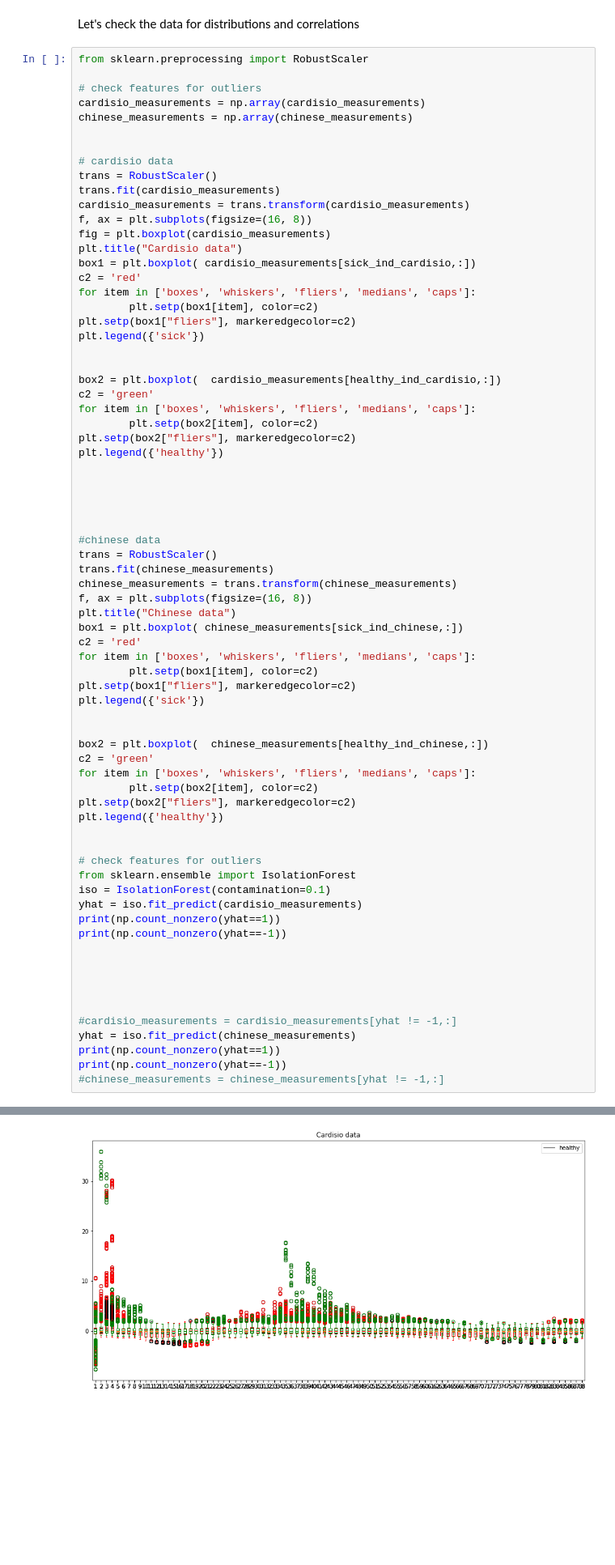
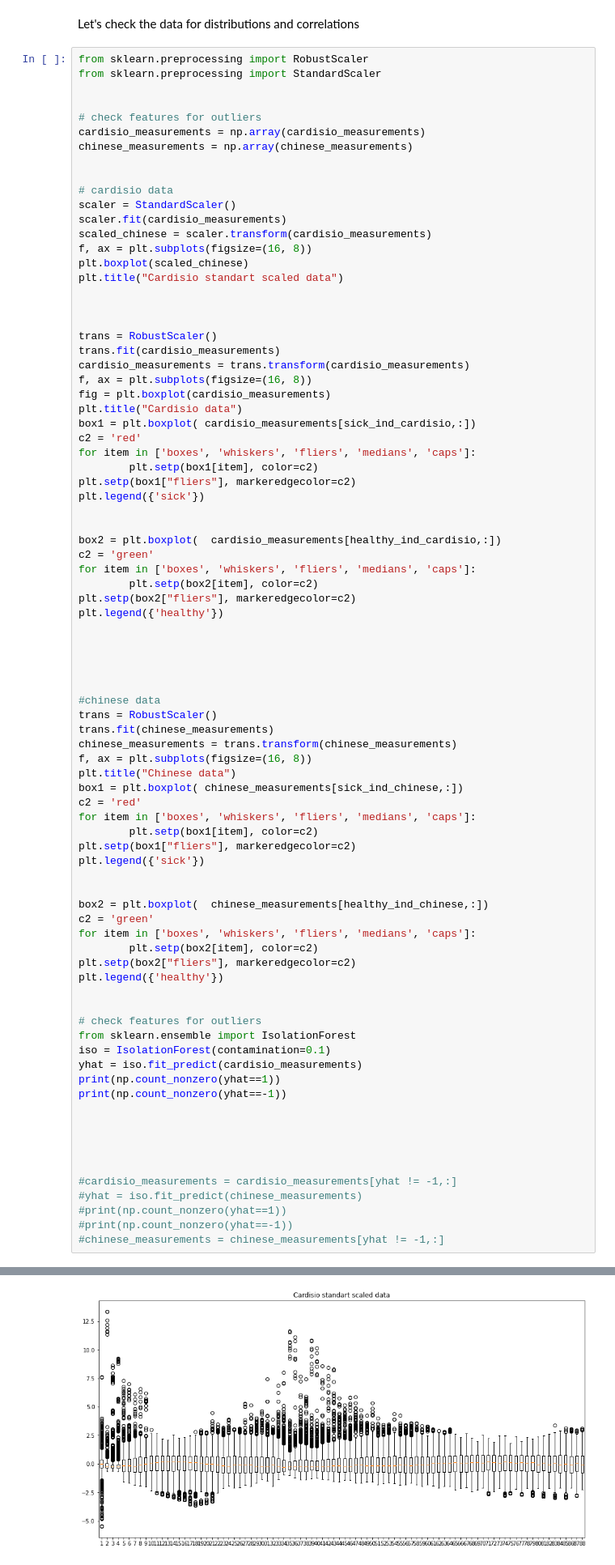
Before and after one commit to FVaisfeld/ml, a Jupyter notebook: data_comparison.ipynb, the cells around one changed output, grey strips where cells are left out. Shown at 81% size. Drawn from its saved outputs; the diff is of its cells as text; blank space fills up the shorter version.

```diff
--- a/data_comparison.ipynb
+++ b/data_comparison.ipynb
@@ -131,6 +131,8 @@ Let's now check the data for NaNs and outliers..
 Let's check the data for distributions and correlations
 # %%
 from sklearn.preprocessing import RobustScaler
+from sklearn.preprocessing import StandardScaler
+
 
 # check features for outliers
 cardisio_measurements = np.array(cardisio_measurements)
@@ -138,6 +140,15 @@ chinese_measurements = np.array(chinese_measurements)
 
 
 # cardisio data
+scaler = StandardScaler()
+scaler.fit(cardisio_measurements)
+scaled_chinese = scaler.transform(cardisio_measurements)
+f, ax = plt.subplots(figsize=(16, 8))
+plt.boxplot(scaled_chinese)
+plt.title("Cardisio standart scaled data")
+
+
+
 trans = RobustScaler()
 trans.fit(cardisio_measurements)
 cardisio_measurements = trans.transform(cardisio_measurements)
@@ -176,34 +187,34 @@ for item in ['boxes', 'whiskers', 'fliers', 'medians', 'caps']:
 plt.setp(box1["fliers"], markeredgecolor=c2)
 plt.legend({'sick'})
 
 
 box2 = plt.boxplot(  chinese_measurements[healthy_ind_chinese,:])
 c2 = 'green'
 for item in ['boxes', 'whiskers', 'fliers', 'medians', 'caps']:
         plt.setp(box2[item], color=c2)
 plt.setp(box2["fliers"], markeredgecolor=c2)
 plt.legend({'healthy'})
 
 
 # check features for outliers
 from sklearn.ensemble import IsolationForest
 iso = IsolationForest(contamination=0.1)
 yhat = iso.fit_predict(cardisio_measurements)
 print(np.count_nonzero(yhat==1))
 print(np.count_nonzero(yhat==-1))
 
 
 
 
 
 #cardisio_measurements = cardisio_measurements[yhat != -1,:]
-yhat = iso.fit_predict(chinese_measurements)
-print(np.count_nonzero(yhat==1))
-print(np.count_nonzero(yhat==-1))
+#yhat = iso.fit_predict(chinese_measurements)
+#print(np.count_nonzero(yhat==1))
+#print(np.count_nonzero(yhat==-1))
 #chinese_measurements = chinese_measurements[yhat != -1,:]
 # %% [output]
 1490
 166
 8926
 992
-[figure, old version]
+[figure, new version]
```
Also changed, not shown: parts of 2 cells of this notebook.
